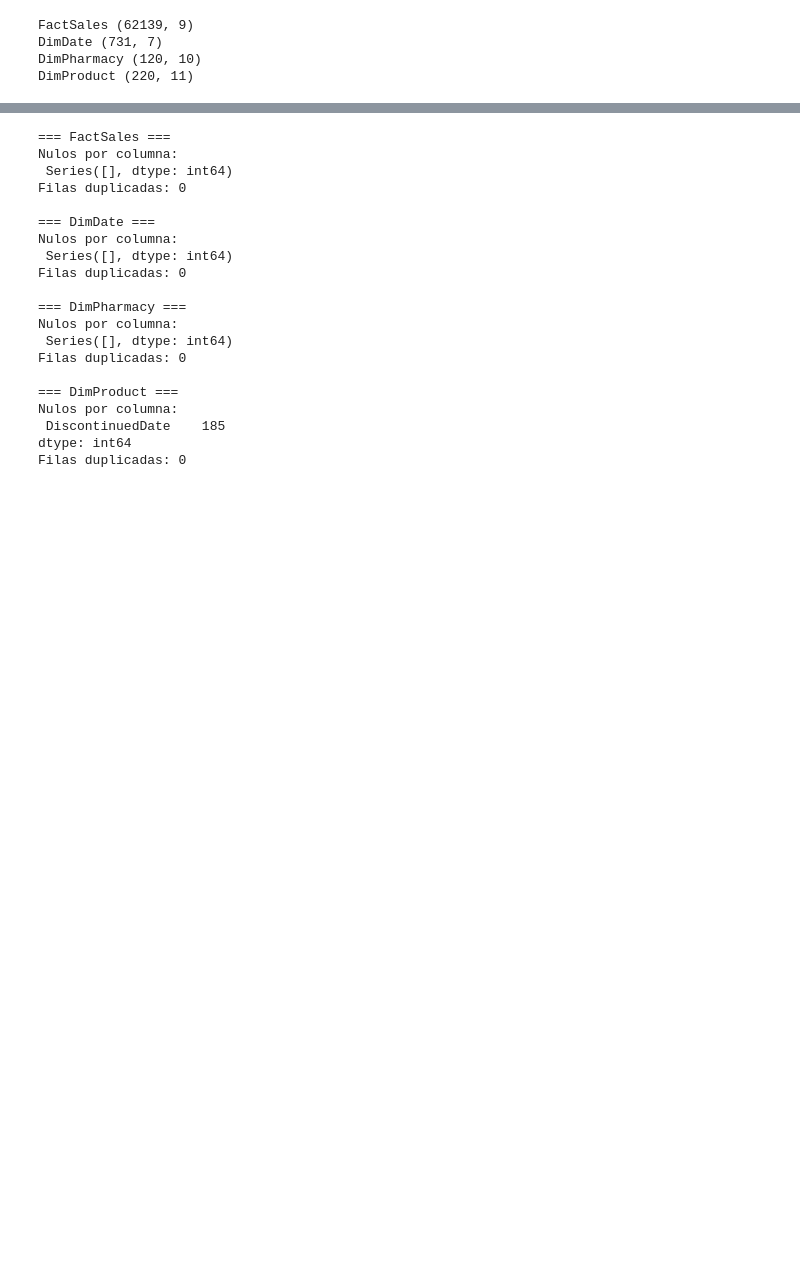
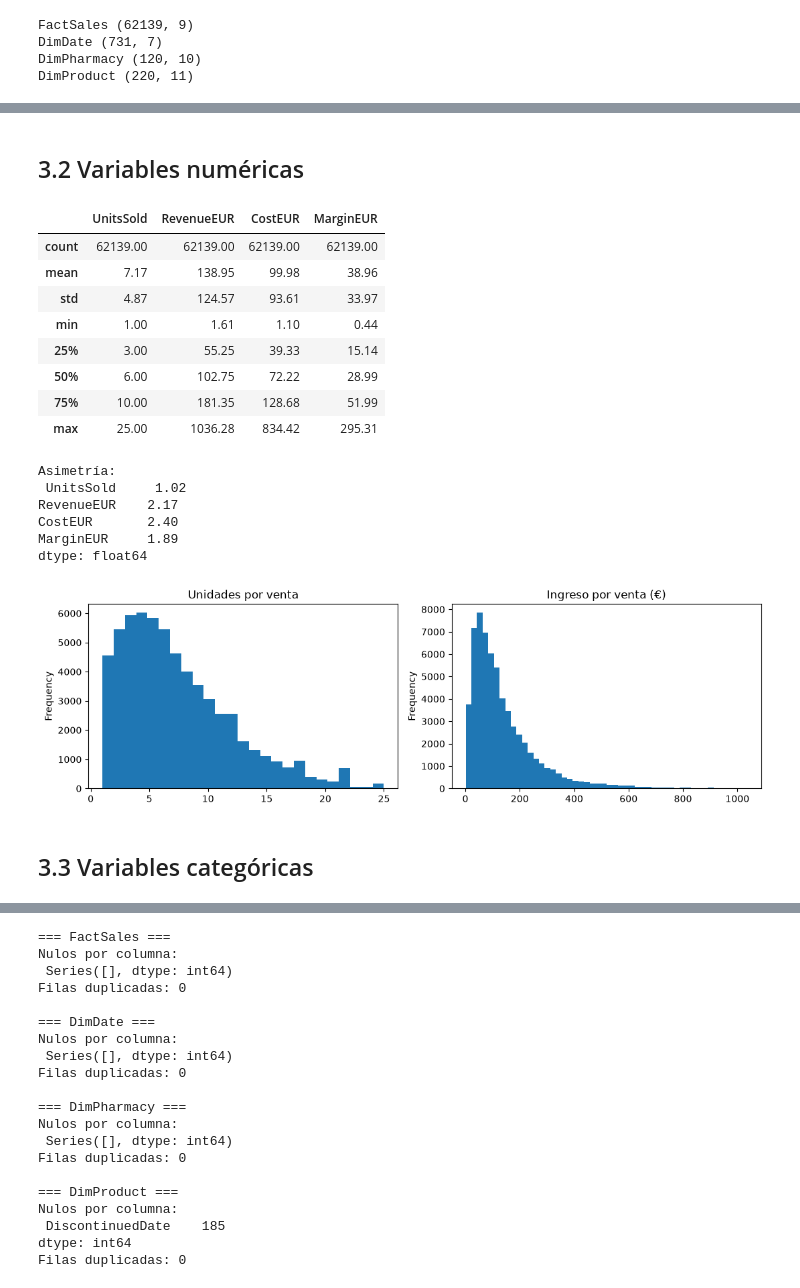
Before and after one commit to ai-somorrostro/pharmacy-sales-bigdata, a Jupyter notebook: notebook/01_exploracion.ipynb, the cells around one changed output, grey strips where cells are left out. Saved outputs shown, nothing was run; the diff lists cells and outputs as text; code cells hidden in the pictures; blank space fills up the shorter version.

```diff
--- a/notebook/01_exploracion.ipynb
+++ b/notebook/01_exploracion.ipynb
@@ -100,0 +72,35 @@ Filas: 220 | Columnas: 11
+# %% [markdown]
+## 3.2 Variables numéricas
+# %%
+fact = Datos["FactSales"]
+num = ["UnitsSold", "RevenueEUR", "CostEUR", "MarginEUR"]
+
+display(fact[num].describe().round(2))
+print("Asimetría:\n", fact[num].skew().round(2))
+
+fig, ax = plt.subplots(1, 2, figsize=(11, 3.5))
+fact["UnitsSold"].plot.hist(bins=25, ax=ax[0], title="Unidades por venta")
+fact["RevenueEUR"].plot.hist(bins=50, ax=ax[1], title="Ingreso por venta (€)")
+plt.tight_layout(); plt.show()
+
+# Precios de catálogo
+display(Datos["DimProduct"][["ListPriceEUR", "StandardCostEUR"]].describe().round(2))
+# %% [output]
+|  | UnitsSold | RevenueEUR | CostEUR | MarginEUR |
+| count | 62139.00 | 62139.00 | 62139.00 | 62139.00 |
+| mean | 7.17 | 138.95 | 99.98 | 38.96 |
+| std | 4.87 | 124.57 | 93.61 | 33.97 |
+| min | 1.00 | 1.61 | 1.10 | 0.44 |
+| 25% | 3.00 | 55.25 | 39.33 | 15.14 |
+| 50% | 6.00 | 102.75 | 72.22 | 28.99 |
+| 75% | 10.00 | 181.35 | 128.68 | 51.99 |
+| max | 25.00 | 1036.28 | 834.42 | 295.31 |
+Asimetría:
+ UnitsSold     1.02
+RevenueEUR    2.17
+CostEUR       2.40
+MarginEUR     1.89
+dtype: float64
+[figure, added]
+# %% [markdown]
+## 3.3 Variables categóricas
```
Also changed, not shown: parts of 26 cells of this notebook.
